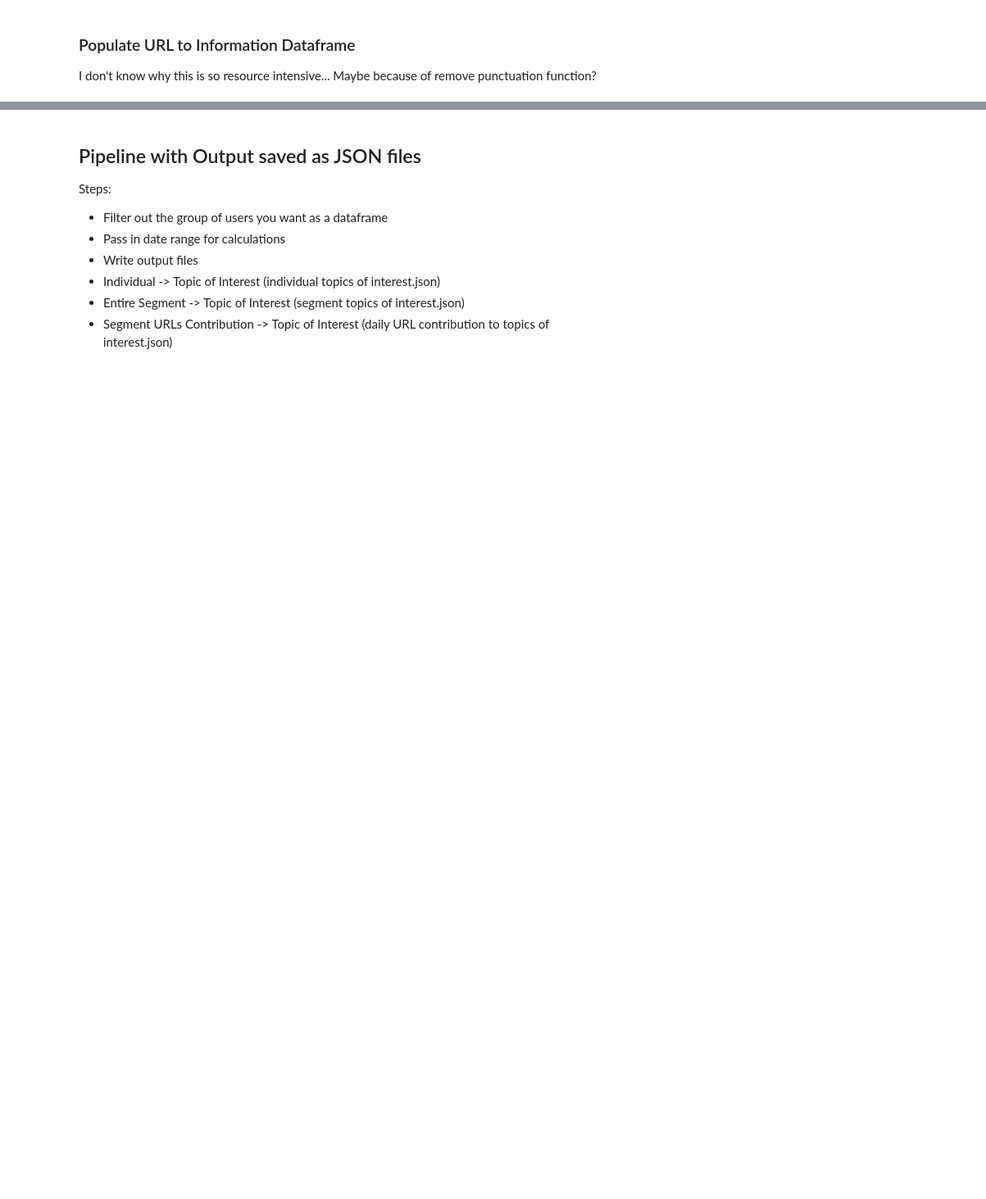
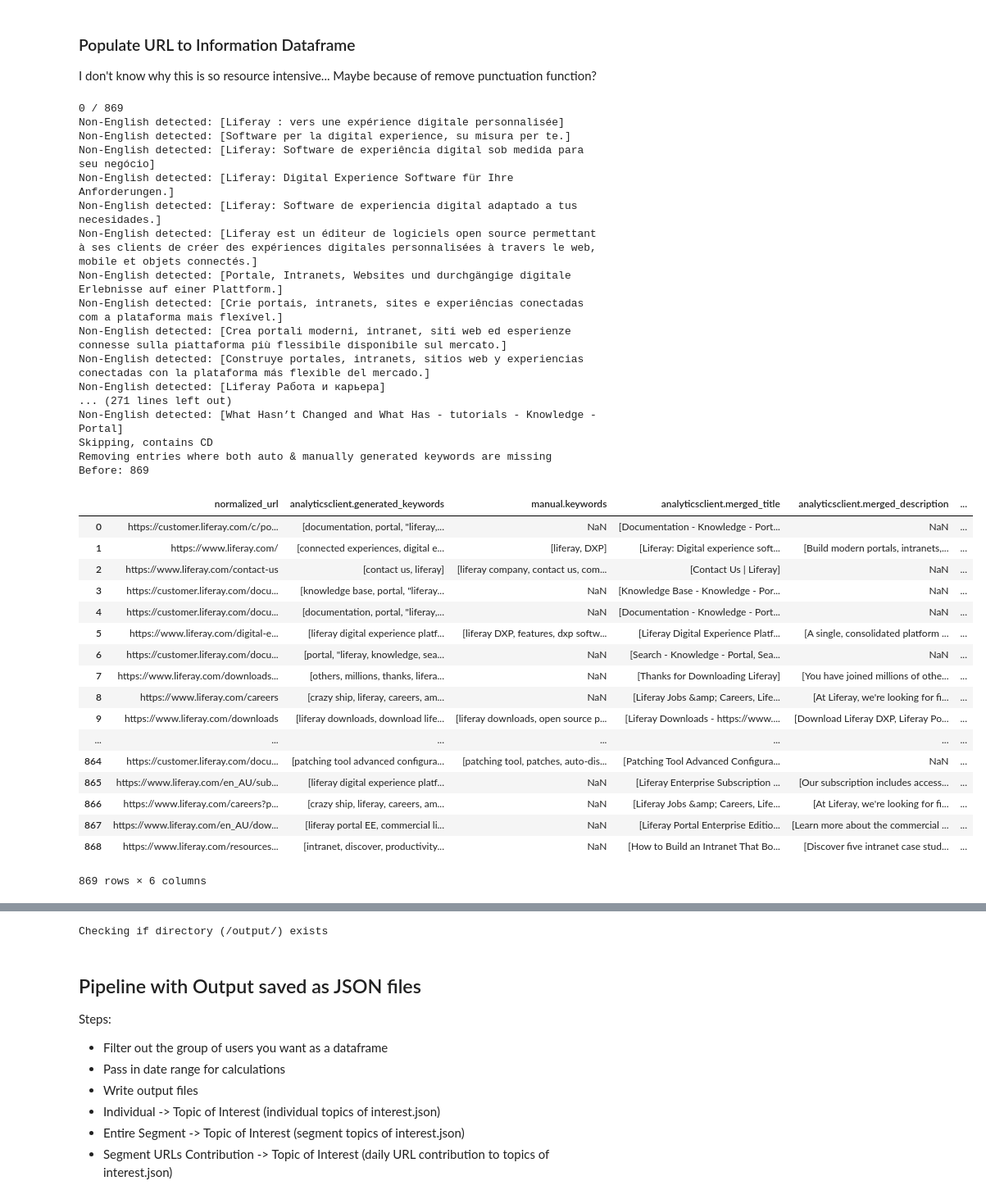
Before and after one commit to hhuijser/com-liferay-osb-pulpo-engine-contacts-deployment-private, a Jupyter notebook: osb-pulpo-jobs-interests/src/main/jupyter/interests.ipynb, the cells around one changed output, grey strips where cells are left out. Shown: that part at 82% size. Drawn from its saved outputs; the diff is of its cells as text; code cells hidden in the pictures; blank space fills up the shorter version.

Commit message:
Added console output. Optimized algorithm speed. Reduced time range for experimental purposes.

```diff
--- a/osb-pulpo-jobs-interests/src/main/jupyter/interests.ipynb
+++ b/osb-pulpo-jobs-interests/src/main/jupyter/interests.ipynb
@@ -17,9 +17,13 @@ from datetime import datetime, timedelta
 from pandas.io.json import json_normalize
 # %%
 # File Path Constants
-URL_IGNORE_LIST_PATH              = './configuration/url-ignore-list.json'
-KEYWORD_IGNORE_LIST_PATH          = './configuration/keyword-ignore-list.txt'
-USER_SEGMENT_LIST_PATH            = './configuration/part-00000-2aa20d63-3e3a-47d2-8bed-d199cef5b814-c000.json'
-DATERANGE_CONFIGURATION_PATH      = './configuration/daterange.txt'
-AMAZON_WEB_SERVICE_E3_BASE_FOLDER = r'C:\Users\liferay\Documents\analytics data\export'
+URL_IGNORE_LIST_PATH                         = './configuration/url-ignore-list.json'
+KEYWORD_IGNORE_LIST_PATH                     = './configuration/keyword-ignore-list.txt'
+USER_SEGMENT_LIST_PATH                       = './configuration/part-00000-2aa20d63-3e3a-47d2-8bed-d199cef5b814-c000.json'
+DATERANGE_CONFIGURATION_PATH                 = './configuration/daterange.txt'
+CUSTOMER_LIFERAY_MANUALLY_GENERATED_KEYWORDS = './configuration/customer-lr-manual-keywords.csv'
+WWW_LIFERAY_MANUALLY_GENERATED_KEYWORDS      = './configuration/www-lr-manual-keywords.csv'
+AMAZON_WEB_SERVICE_E3_BASE_FOLDER            = r'C:\Users\liferay\Documents\analytics data\export'
+INDIVIDUAL_OUTPUT_DIRECTORY                  = './output/individual/'
+SEGMENT_OUTPUT_DIRECTORY                     = './output/segment/'
 # %%
@@ -466,6 +495,7 @@ def filterUnwantedColumns(df):
                            'context.title', 'context.og:title',
                            'context.description', 'context.og:description',
                            'context.keywords',
+                           'context.contentLanguageId',
                            'eventproperties.scrollDepth',
                            'eventproperties.viewDuration',
                            'context.userAgent',
@@ -481,6 +511,8 @@ def filterUnwantedColumns(df):
 def convertColumnsToAppropriateDataTypes(df):
     print("Converting eventdate to datetime objects")
     df['eventdate'] = pd.to_datetime(df['eventdate'])
+    print("Converting viewDuration to int")
+    df['eventproperties.viewDuration'] = pd.to_numeric(df['eventproperties.viewDuration'])
     return df
 # %% [markdown]
 ### Read JSON files and save as DataFrame
@@ -776,8 +890,8 @@ def populateUrlToKeywordDf(url_to_keyword_df, debug=False):
     return url_to_keyword_df
 
 def addKeywordBoosting(df, debug=True):
-    www_lr_manual_keywords = pd.read_csv('./manually generated keywords/www-lr-manual-keywords.csv')
-    customer_lr_manual_keywords = pd.read_csv('./manually generated keywords/customer-lr-manual-keywords.csv')
+    www_lr_manual_keywords = pd.read_csv(WWW_LIFERAY_MANUALLY_GENERATED_KEYWORDS)
+    customer_lr_manual_keywords = pd.read_csv(CUSTOMER_LIFERAY_MANUALLY_GENERATED_KEYWORDS)
     all_lr_manual_keywords = www_lr_manual_keywords.append(customer_lr_manual_keywords, ignore_index=True)
     all_lr_manual_keywords = all_lr_manual_keywords[['URL', 'Keywords']]
     all_lr_manual_keywords = all_lr_manual_keywords.dropna(how='any')
@@ -914,8 +1028,48 @@ I don't know why this is so resource intensive...
 Maybe because of remove punctuation function?
 # %%
 %%time
+
+os.write(1, "\nStarting keyword generation".encode())
 url_to_keyword_df = createUrlToKeywordDf()
 url_to_keyword_df = populateUrlToKeywordDf(url_to_keyword_df)
+
 url_to_keyword_df = addKeywordBoosting(url_to_keyword_df)
 url_lookup_cache, url_to_keyword_df, urls_without_keywords_list = generateUrlToKeywordDict(url_to_keyword_df)
 url_to_unique_keyword_df = generateKeywordToIndividualKeywordList(url_to_keyword_df)
+os.write(1, "\n\tFinished keyword generation".encode())
+# %% [output]
+0 / 869
+Non-English detected: [Liferay : vers une expérience digitale personnalisée]
+Non-English detected: [Software per la digital experience, su misura per te.]
+Non-English detected: [Liferay: Software de experiência digital sob medida para seu negócio]
+Non-English detected: [Liferay: Digital Experience Software für Ihre Anforderungen.]
+Non-English detected: [Liferay: Software de experiencia digital adaptado a tus necesidades.]
+Non-English detected: [Liferay est un éditeur de logiciels open source permettant à ses clients de créer des expériences digitales personnalisées à travers le web, mobile et objets connectés.]
+Non-English detected: [Portale, Intranets, Websites und durchgängige digitale Erlebnisse auf einer Plattform.]
+Non-English detected: [Crie portais, intranets, sites e experiências conectadas com a plataforma mais flexível.]
+Non-English detected: [Crea portali moderni, intranet, siti web ed esperienze connesse sulla piattaforma più flessibile disponibile sul mercato.]
+Non-English detected: [Construye portales, intranets, sitios web y experiencias conectadas con la plataforma más flexible del mercado.]
+Non-English detected: [Liferay Работа и карьера]
+... (271 lines left out)
+Non-English detected: [What Hasn’t Changed and What Has - tutorials - Knowledge - Portal]
+Skipping, contains CD
+Removing entries where both auto & manually generated keywords are missing
+Before: 869
+|  | normalized_url | analyticsclient.generated_keywords | manual.keywords | analyticsclient.merged_title | analyticsclient.merged_description | ... |
+| 0 | https://customer.liferay.com/c/po... | [documentation, portal, "liferay,... | NaN | [Documentation - Knowledge - Port... | NaN | ... |
+| 1 | https://www.liferay.com/ | [connected experiences, digital e... | [liferay, DXP] | [Liferay: Digital experience soft... | [Build modern portals, intranets,... | ... |
+| 2 | https://www.liferay.com/contact-us | [contact us, liferay] | [liferay company, contact us, com... | [Contact Us | Liferay] | NaN | ... |
+| 3 | https://customer.liferay.com/docu... | [knowledge base, portal, "liferay... | NaN | [Knowledge Base - Knowledge - Por... | NaN | ... |
+| 4 | https://customer.liferay.com/docu... | [documentation, portal, "liferay,... | NaN | [Documentation - Knowledge - Port... | NaN | ... |
+| 5 | https://www.liferay.com/digital-e... | [liferay digital experience platf... | [liferay DXP, features, dxp softw... | [Liferay Digital Experience Platf... | [A single, consolidated platform ... | ... |
+| 6 | https://customer.liferay.com/docu... | [portal, "liferay, knowledge, sea... | NaN | [Search - Knowledge - Portal, Sea... | NaN | ... |
+| 7 | https://www.liferay.com/downloads... | [others, millions, thanks, lifera... | NaN | [Thanks for Downloading Liferay] | [You have joined millions of othe... | ... |
+| 8 | https://www.liferay.com/careers | [crazy ship, liferay, careers, am... | NaN | [Liferay Jobs &amp; Careers, Life... | [At Liferay, we're looking for fi... | ... |
+| 9 | https://www.liferay.com/downloads | [liferay downloads, download life... | [liferay downloads, open source p... | [Liferay Downloads - https://www.... | [Download Liferay DXP, Liferay Po... | ... |
+| ... | ... | ... | ... | ... | ... | ... |
+| 864 | https://customer.liferay.com/docu... | [patching tool advanced configura... | [patching tool, patches, auto-dis... | [Patching Tool Advanced Configura... | NaN | ... |
+| 865 | https://www.liferay.com/en_AU/sub... | [liferay digital experience platf... | NaN | [Liferay Enterprise Subscription ... | [Our subscription includes access... | ... |
+| 866 | https://www.liferay.com/careers?p... | [crazy ship, liferay, careers, am... | NaN | [Liferay Jobs &amp; Careers, Life... | [At Liferay, we're looking for fi... | ... |
+| 867 | https://www.liferay.com/en_AU/dow... | [liferay portal EE, commercial li... | NaN | [Liferay Portal Enterprise Editio... | [Learn more about the commercial ... | ... |
+| 868 | https://www.liferay.com/resources... | [intranet, discover, productivity... | NaN | [How to Build an Intranet That Bo... | [Discover five intranet case stud... | ... |
+869 rows × 6 columns
@@ -922,9 +1093,18 @@ url_to_unique_keyword_df = generateKeywordToIndividualKeywordList(url_to_keyword
 # %%
 # Save URLs without any keywords
 # This is meant to be a debugging output
+
+print("Checking if directory (/output/) exists")
+if not os.path.exists('./output/'):
+    print("Creating directory /output/")
+    os.makedirs('./output/')
+
+os.write(1, "Saving URLs with no keywords".encode())
 with open('./output/URLs with NO keywords.txt', 'w', encoding='utf-8') as w:
     for counter, url in enumerate(sorted(urls_without_keywords_list)):
         w.write("{}) {}\n".format(counter, url))
+# %% [output]
+Checking if directory (/output/) exists
 # %%
 from collections import defaultdict, Counter
 
```
Also changed, not shown: parts of 35 cells of this notebook, 3 other files.
